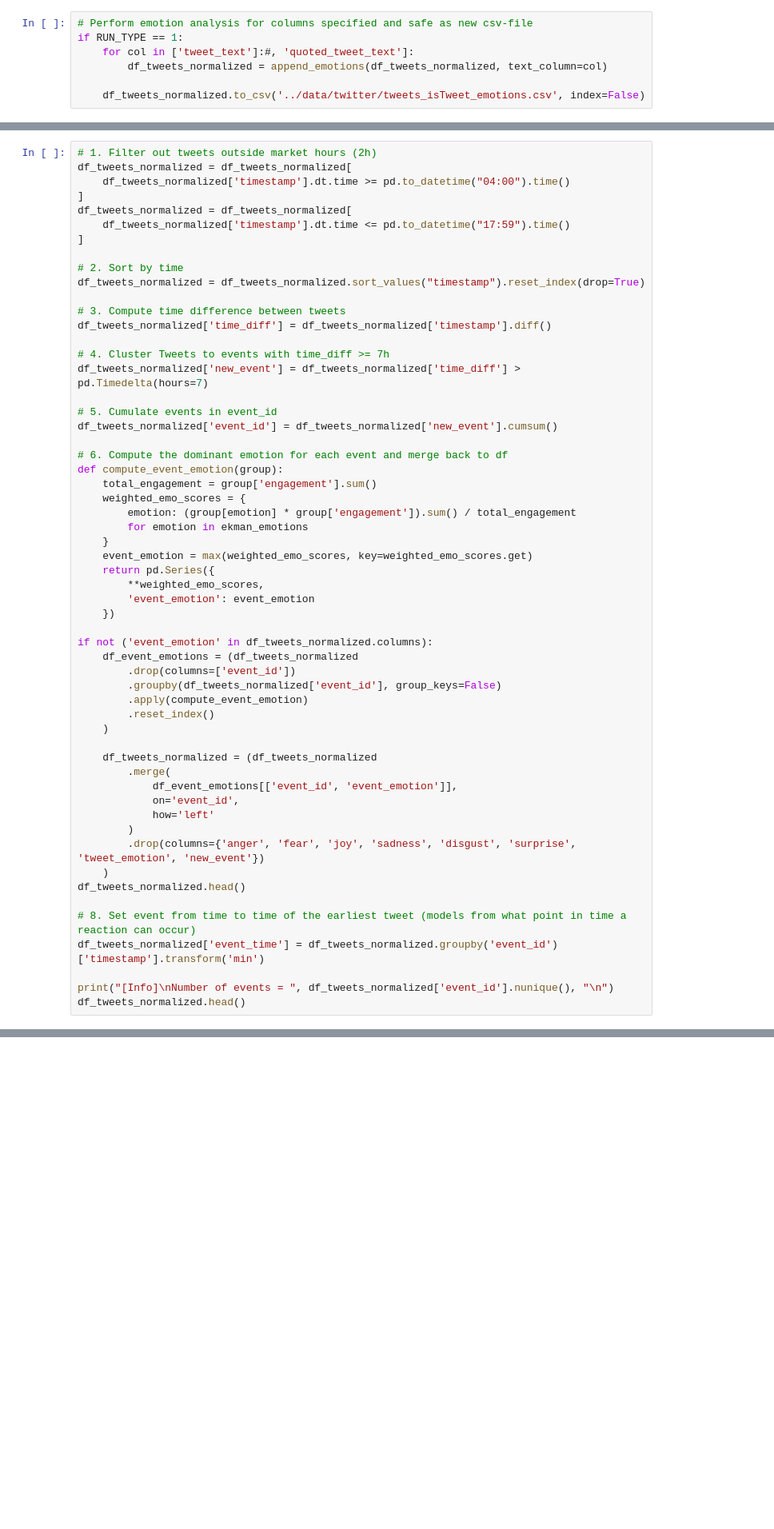
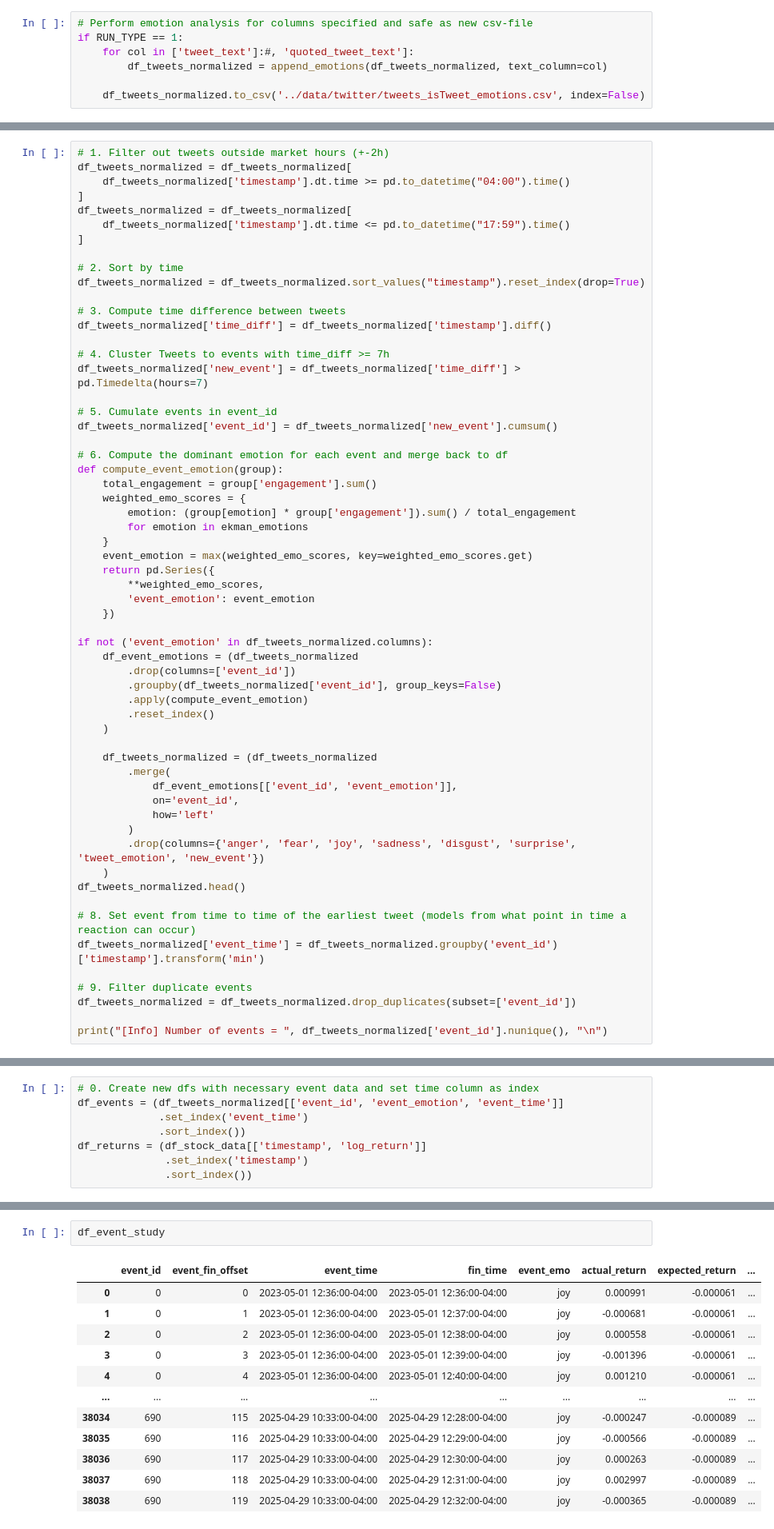
Before and after one commit to AK960/COIN_Repo, a Jupyter notebook: scripts/analyse_emotions.ipynb, the cells around one changed output, grey strips where cells are left out. Shown at 80% size. Drawn from its saved outputs; the diff is of its cells as text; blank space fills up the shorter version.

Commit message:
Finishing event study preps

```diff
--- a/scripts/analyse_emotions.ipynb
+++ b/scripts/analyse_emotions.ipynb
@@ -241,5 +294,5 @@ plt.plot(df_stock_data['timestamp'], df_stock_data['log_return'])
 # %%
-# 1. Filter out tweets outside market hours (2h)
+# 1. Filter out tweets outside market hours (+-2h)
 df_tweets_normalized = df_tweets_normalized[
     df_tweets_normalized['timestamp'].dt.time >= pd.to_datetime("04:00").time()
 ]
@@ -293,5 +346,7 @@ df_tweets_normalized.head()
 # 8. Set event from time to time of the earliest tweet (models from what point in time a reaction can occur)
 df_tweets_normalized['event_time'] = df_tweets_normalized.groupby('event_id')['timestamp'].transform('min')
 
-print("[Info]\nNumber of events = ", df_tweets_normalized['event_id'].nunique(), "\n")
-df_tweets_normalized.head()
+# 9. Filter duplicate events
+df_tweets_normalized = df_tweets_normalized.drop_duplicates(subset=['event_id'])
+
+print("[Info] Number of events = ", df_tweets_normalized['event_id'].nunique(), "\n")
@@ -412,0 +364,8 @@ event_window
+# %%
+# 0. Create new dfs with necessary event data and set time column as index
+df_events = (df_tweets_normalized[['event_id', 'event_emotion', 'event_time']]
+             .set_index('event_time')
+             .sort_index())
+df_returns = (df_stock_data[['timestamp', 'log_return']]
+              .set_index('timestamp')
+              .sort_index())
@@ -412,0 +481,15 @@ event_window
+# %%
+df_event_study
+# %% [output]
+|  | event_id | event_fin_offset | event_time | fin_time | event_emo | actual_return | expected_return | ... |
+| 0 | 0 | 0 | 2023-05-01 12:36:00-04:00 | 2023-05-01 12:36:00-04:00 | joy | 0.000991 | -0.000061 | ... |
+| 1 | 0 | 1 | 2023-05-01 12:36:00-04:00 | 2023-05-01 12:37:00-04:00 | joy | -0.000681 | -0.000061 | ... |
+| 2 | 0 | 2 | 2023-05-01 12:36:00-04:00 | 2023-05-01 12:38:00-04:00 | joy | 0.000558 | -0.000061 | ... |
+| 3 | 0 | 3 | 2023-05-01 12:36:00-04:00 | 2023-05-01 12:39:00-04:00 | joy | -0.001396 | -0.000061 | ... |
+| 4 | 0 | 4 | 2023-05-01 12:36:00-04:00 | 2023-05-01 12:40:00-04:00 | joy | 0.001210 | -0.000061 | ... |
+| ... | ... | ... | ... | ... | ... | ... | ... | ... |
+| 38034 | 690 | 115 | 2025-04-29 10:33:00-04:00 | 2025-04-29 12:28:00-04:00 | joy | -0.000247 | -0.000089 | ... |
+| 38035 | 690 | 116 | 2025-04-29 10:33:00-04:00 | 2025-04-29 12:29:00-04:00 | joy | -0.000566 | -0.000089 | ... |
+| 38036 | 690 | 117 | 2025-04-29 10:33:00-04:00 | 2025-04-29 12:30:00-04:00 | joy | 0.000263 | -0.000089 | ... |
+| 38037 | 690 | 118 | 2025-04-29 10:33:00-04:00 | 2025-04-29 12:31:00-04:00 | joy | 0.002997 | -0.000089 | ... |
+| 38038 | 690 | 119 | 2025-04-29 10:33:00-04:00 | 2025-04-29 12:32:00-04:00 | joy | -0.000365 | -0.000089 | ... |
```
Also changed, not shown: parts of 25 cells of this notebook.
